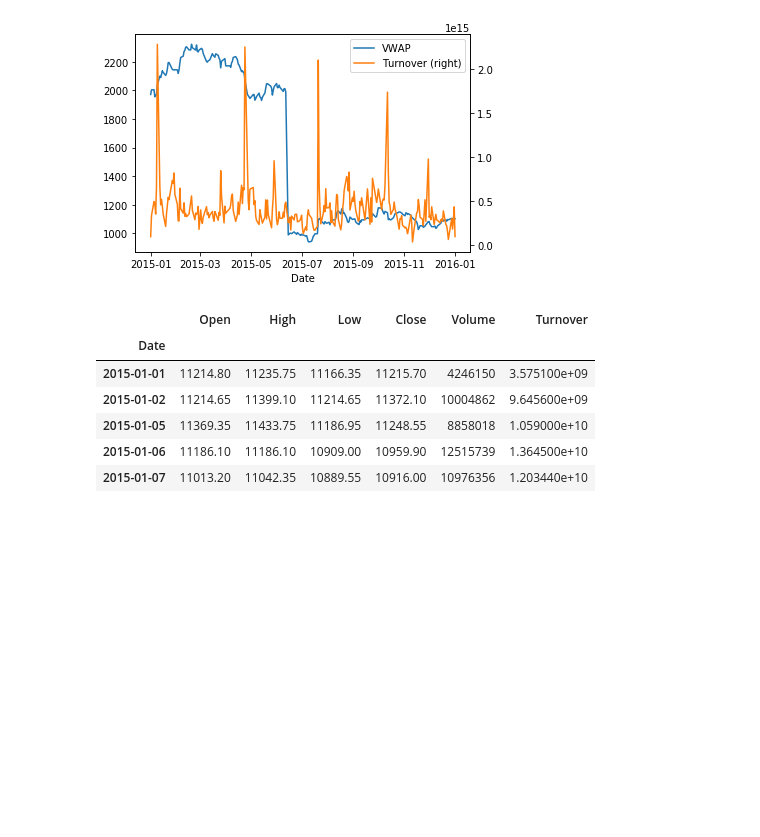
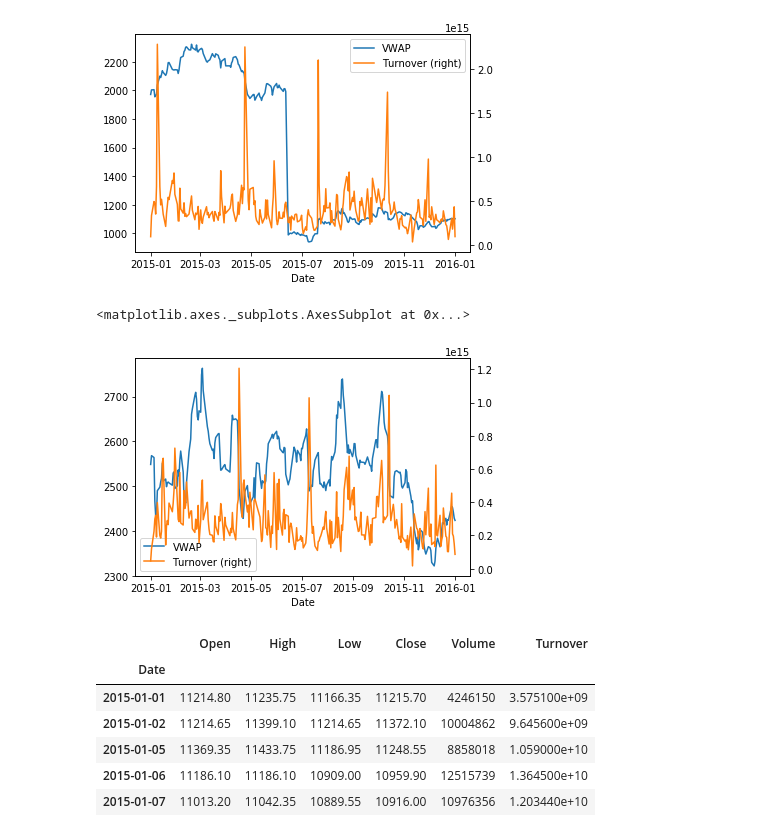
Before and after one commit to praseedm/python-test, a Jupyter notebook: data_generation.ipynb, the cells around one changed output. Saved outputs shown, nothing was run; the diff lists cells and outputs as text; code cells hidden in the pictures; blank space fills up the shorter version.

```diff
--- a/data_generation.ipynb
+++ b/data_generation.ipynb
@@ -24,3 +24,12 @@ infy[[ 'VWAP', 'Turnover']].plot(secondary_y='Turnover')
 [figure]
 # %%
 infy.to_csv('infy.csv')
+# %%
+tcs = get_history(symbol='TCS',
+                   start=date(2015,1,1),
+                   end=date(2016,1,1))
+# %%
+tcs[[ 'VWAP', 'Turnover']].plot(secondary_y='Turnover')
+# %% [output]
+<matplotlib.axes._subplots.AxesSubplot at 0x...>
+[figure, added]
```
Also changed, not shown: parts of 1 cell of this notebook.
